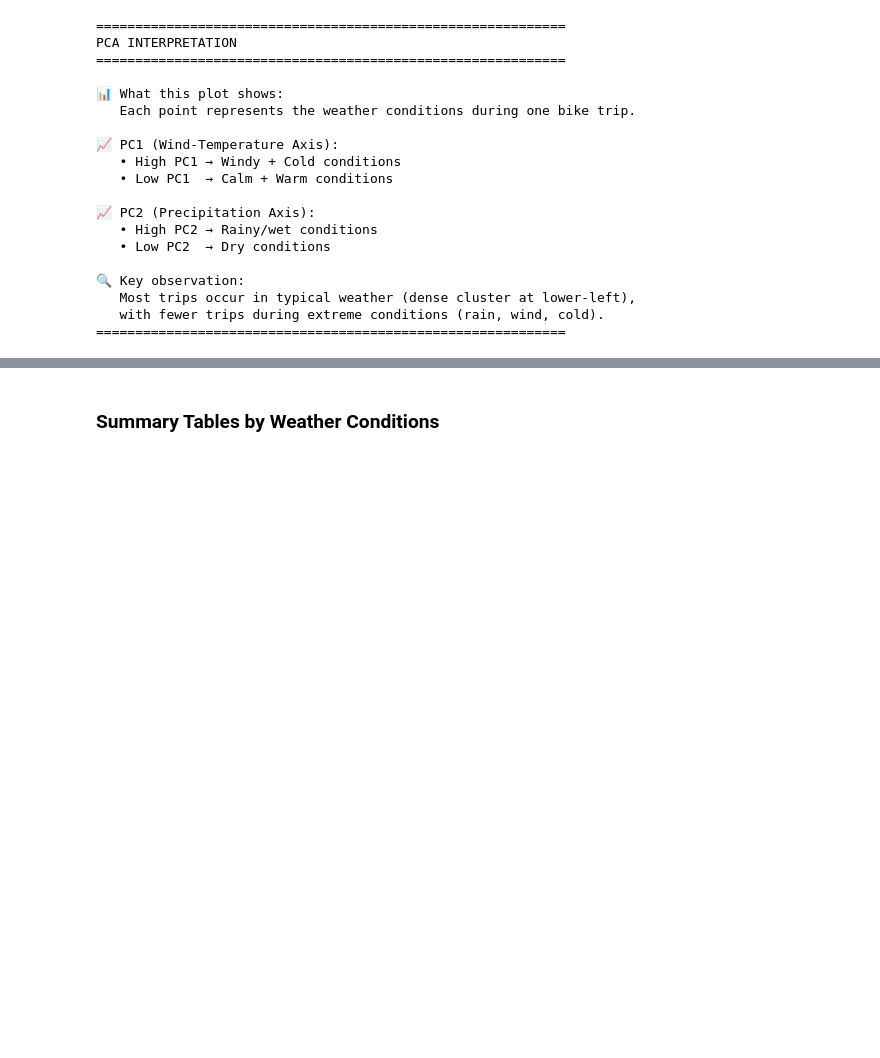
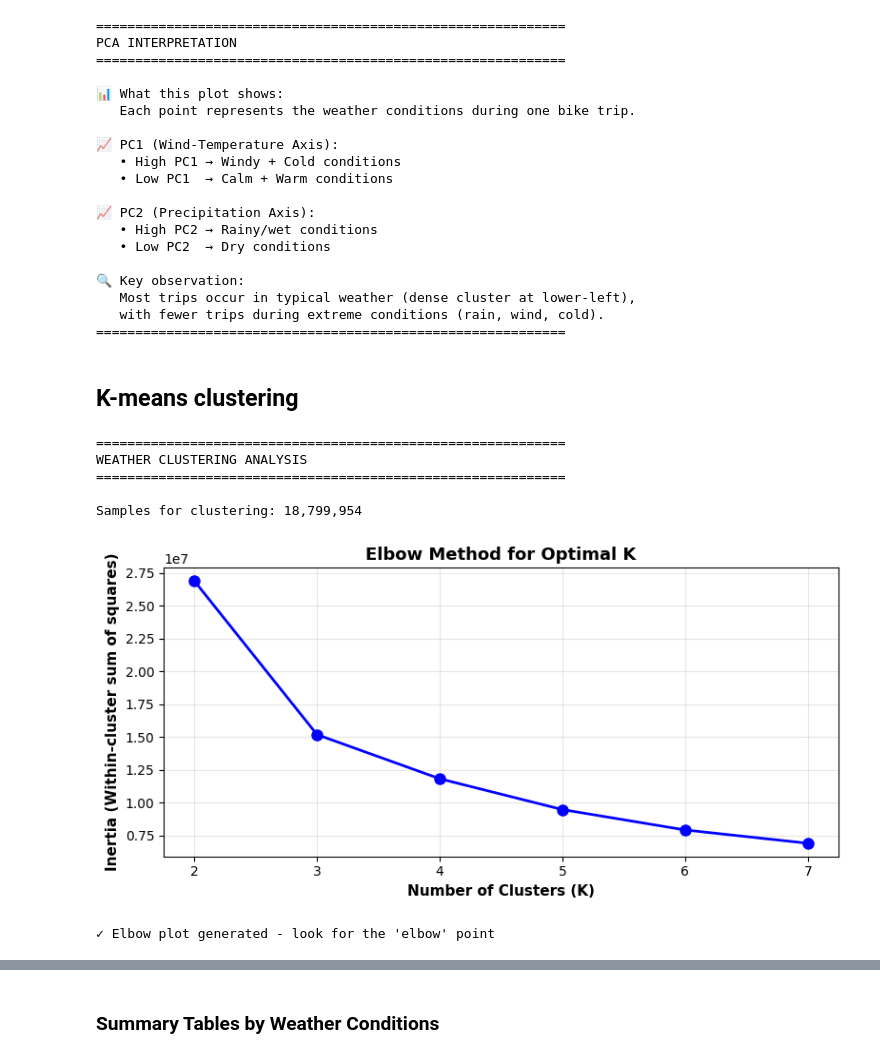
Before and after one commit to stroms26/Project, a Jupyter notebook: Part 2/Script_part2.ipynb, the cells around one changed output, grey strips where cells are left out. Saved outputs shown, nothing was run; the diff lists cells and outputs as text; code cells hidden in the pictures; blank space fills up the shorter version.

```diff
--- a/Part 2/Script_part2.ipynb
+++ b/Part 2/Script_part2.ipynb
@@ -258,3 +258,44 @@ PCA INTERPRETATION
    Most trips occur in typical weather (dense cluster at lower-left),
    with fewer trips during extreme conditions (rain, wind, cold).
 ============================================================
+# %% [markdown]
+## K-means clustering
+# %%
+from sklearn.cluster import KMeans
+
+print("=" * 60)
+print("WEATHER CLUSTERING ANALYSIS")
+print("=" * 60)
+
+# Prepare data for clustering (only rows with valid PCA values)
+cluster_data = df[["pc1", "pc2", "trip_duration_min"]].dropna()
+
+print(f"\nSamples for clustering: {len(cluster_data):,}")
+
+# Determine optimal number of clusters using elbow method
+inertias = []
+K_range = range(2, 8)
+for k in K_range:
+    kmeans_temp = KMeans(n_clusters=k, random_state=42, n_init=10)
+    kmeans_temp.fit(cluster_data[["pc1", "pc2"]])
+    inertias.append(kmeans_temp.inertia_)
+
+# Plot elbow curve
+plt.figure(figsize=(8, 4))
+plt.plot(K_range, inertias, 'bo-', linewidth=2, markersize=8)
+plt.xlabel('Number of Clusters (K)', fontsize=11, fontweight='bold')
+plt.ylabel('Inertia (Within-cluster sum of squares)', fontsize=11, fontweight='bold')
+plt.title('Elbow Method for Optimal K', fontsize=13, fontweight='bold')
+plt.grid(True, alpha=0.3)
+plt.tight_layout()
+plt.show()
+
+print("\n✓ Elbow plot generated - look for the 'elbow' point")
+# %% [output]
+============================================================
+WEATHER CLUSTERING ANALYSIS
+============================================================
+
+Samples for clustering: 18,799,954
+[figure, added]
+✓ Elbow plot generated - look for the 'elbow' point
```
Also changed, not shown: parts of 3 cells of this notebook.
